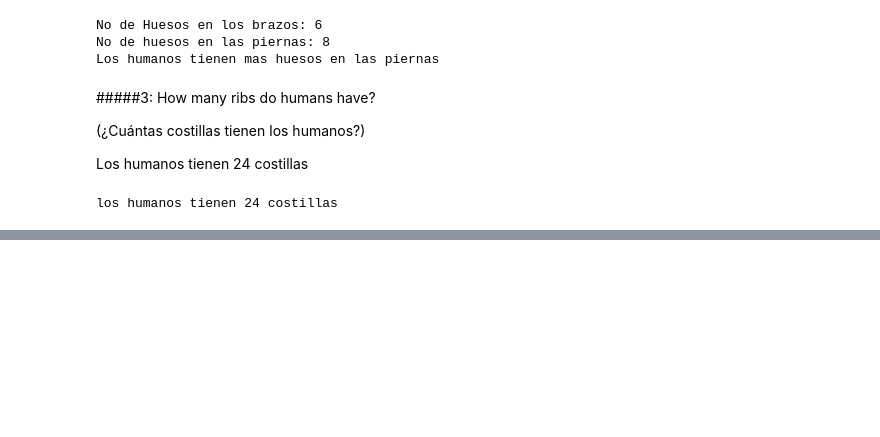
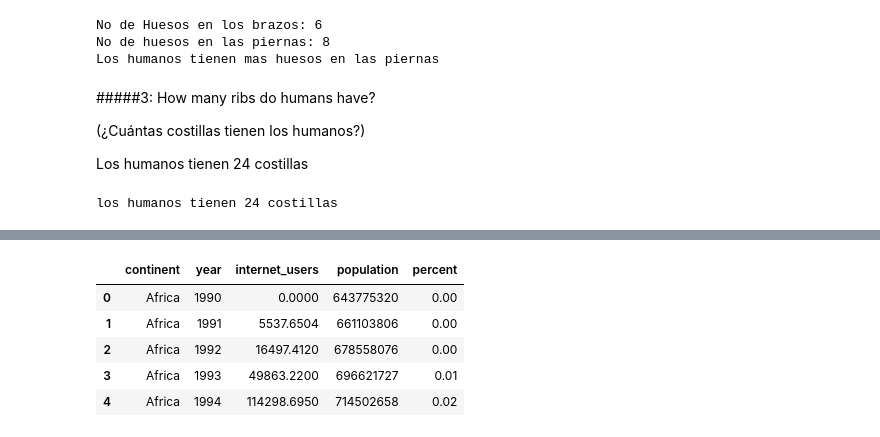
Before and after one commit to Jpablo179804/MineriaDatos, a Jupyter notebook: MineriaDatos.ipynb, the cells around one changed output, grey strips where cells are left out. Saved outputs shown, nothing was run; the diff lists cells and outputs as text; code cells hidden in the pictures; blank space fills up the shorter version.

```diff
--- a/MineriaDatos.ipynb
+++ b/MineriaDatos.ipynb
@@ -2291,0 +2538,16 @@ los humanos tienen 24 costillas
+# %%
+# YOUR CODE HERE (add new cells as needed)
+
+df_continent = internet_users_by_continent.merge(population_by_continent, on=['continent', 'year'], how='left')
+df_continent = df_continent.dropna()
+
+df_continent['percent'] = df_continent.eval('internet_users/population * 100')
+df_continent['percent'] = df_continent['percent'].round(2)
+df_continent.head()
+# %% [output]
+|  | continent | year | internet_users | population | percent |
+| 0 | Africa | 1990 | 0.0000 | 643775320 | 0.00 |
+| 1 | Africa | 1991 | 5537.6504 | 661103806 | 0.00 |
+| 2 | Africa | 1992 | 16497.4120 | 678558076 | 0.00 |
+| 3 | Africa | 1993 | 49863.2200 | 696621727 | 0.01 |
+| 4 | Africa | 1994 | 114298.6950 | 714502658 | 0.02 |
```
Also changed, not shown: parts of 24 cells of this notebook.
